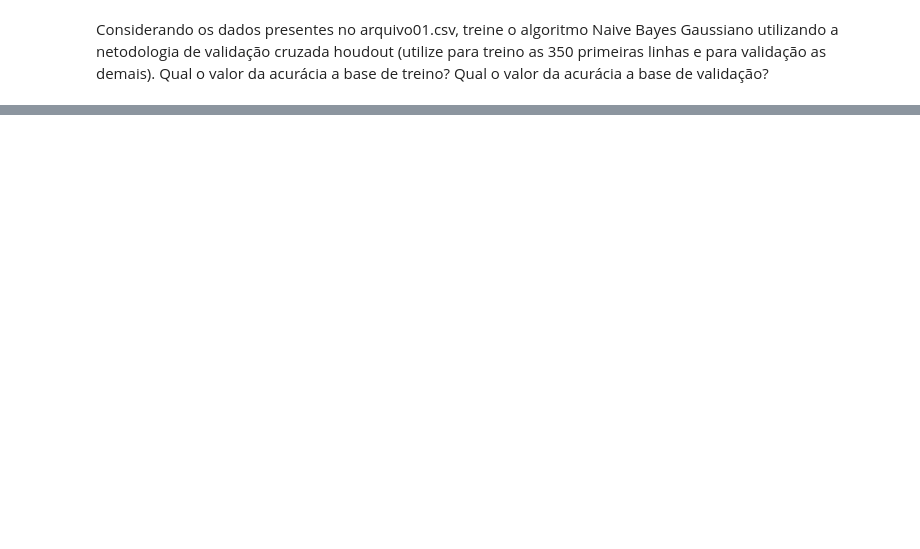
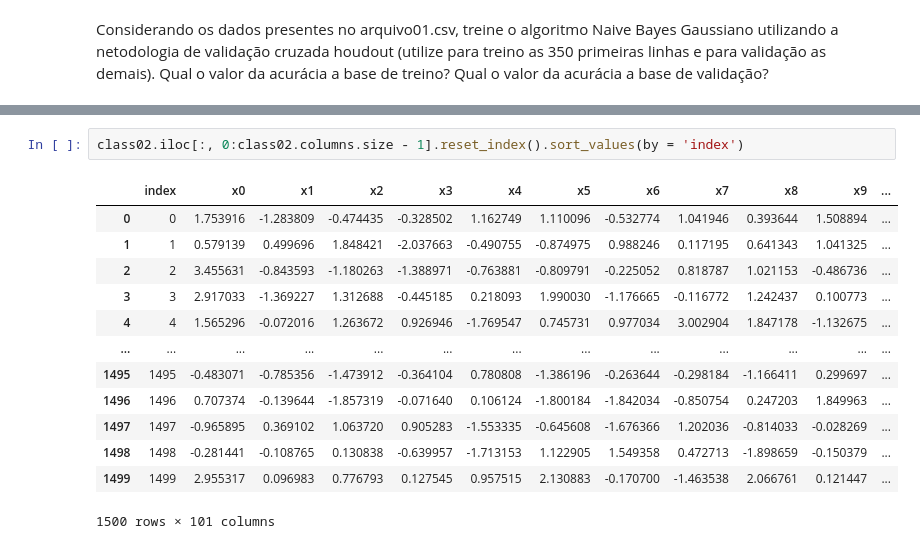
Before and after one commit to AleOi/PCS3438Eduardo, a Jupyter notebook: Lista1.ipynb, the cells around one changed output, grey strips where cells are left out. Drawn from its saved outputs; the diff is of its cells as text; blank space fills up the shorter version.

```diff
--- a/Lista1.ipynb
+++ b/Lista1.ipynb
@@ -79,0 +155,16 @@ Numero de acertos do total 350 points : 224, performance 64.00%
+# %%
+class02.iloc[:, 0:class02.columns.size - 1].reset_index().sort_values(by = 'index')
+# %% [output]
+|  | index | x0 | x1 | x2 | x3 | x4 | x5 | x6 | x7 | x8 | x9 | ... |
+| 0 | 0 | 1.753916 | -1.283809 | -0.474435 | -0.328502 | 1.162749 | 1.110096 | -0.532774 | 1.041946 | 0.393644 | 1.508894 | ... |
+| 1 | 1 | 0.579139 | 0.499696 | 1.848421 | -2.037663 | -0.490755 | -0.874975 | 0.988246 | 0.117195 | 0.641343 | 1.041325 | ... |
+| 2 | 2 | 3.455631 | -0.843593 | -1.180263 | -1.388971 | -0.763881 | -0.809791 | -0.225052 | 0.818787 | 1.021153 | -0.486736 | ... |
+| 3 | 3 | 2.917033 | -1.369227 | 1.312688 | -0.445185 | 0.218093 | 1.990030 | -1.176665 | -0.116772 | 1.242437 | 0.100773 | ... |
+| 4 | 4 | 1.565296 | -0.072016 | 1.263672 | 0.926946 | -1.769547 | 0.745731 | 0.977034 | 3.002904 | 1.847178 | -1.132675 | ... |
+| ... | ... | ... | ... | ... | ... | ... | ... | ... | ... | ... | ... | ... |
+| 1495 | 1495 | -0.483071 | -0.785356 | -1.473912 | -0.364104 | 0.780808 | -1.386196 | -0.263644 | -0.298184 | -1.166411 | 0.299697 | ... |
+| 1496 | 1496 | 0.707374 | -0.139644 | -1.857319 | -0.071640 | 0.106124 | -1.800184 | -1.842034 | -0.850754 | 0.247203 | 1.849963 | ... |
+| 1497 | 1497 | -0.965895 | 0.369102 | 1.063720 | 0.905283 | -1.553335 | -0.645608 | -1.676366 | 1.202036 | -0.814033 | -0.028269 | ... |
+| 1498 | 1498 | -0.281441 | -0.108765 | 0.130838 | -0.639957 | -1.713153 | 1.122905 | 1.549358 | 0.472713 | -1.898659 | -0.150379 | ... |
+| 1499 | 1499 | 2.955317 | 0.096983 | 0.776793 | 0.127545 | 0.957515 | 2.130883 | -0.170700 | -1.463538 | 2.066761 | 0.121447 | ... |
+1500 rows × 101 columns
```
Also changed, not shown: parts of 23 cells of this notebook.
